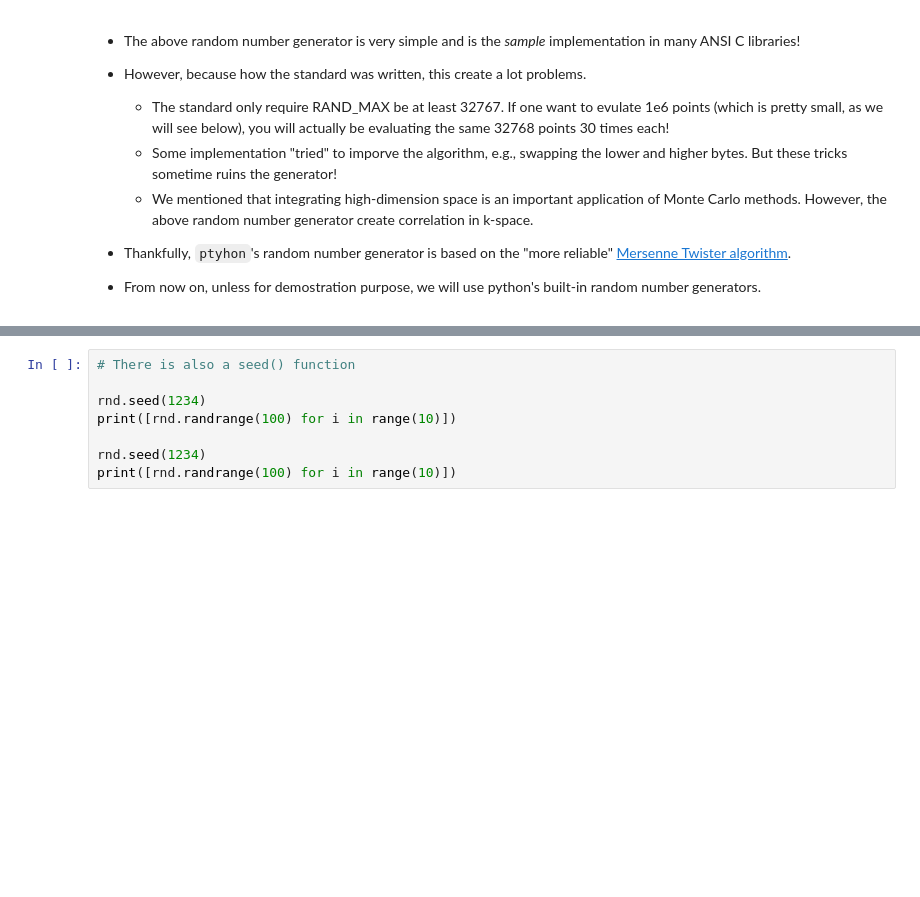
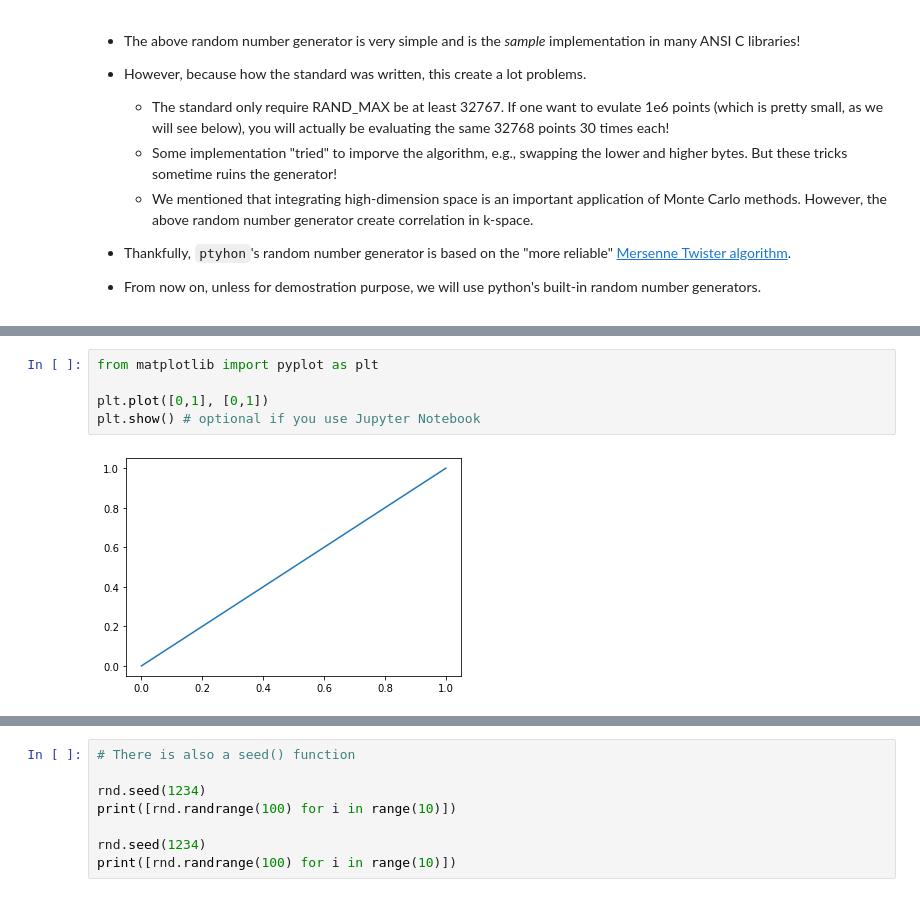
Before and after one commit to uarizona-2022spring-phys105a/phys105a, a Jupyter notebook: 04/Handson.ipynb, the cells around one changed output, grey strips where cells are left out. Drawn from its saved outputs; the diff is of its cells as text; blank space fills up the shorter version.

```diff
--- a/04/Handson.ipynb
+++ b/04/Handson.ipynb
@@ -80,0 +92,7 @@ We may ensure that they are the same by "seeding" the random number generator wi
+# %%
+from matplotlib import pyplot as plt
+
+plt.plot([0,1], [0,1])
+plt.show() # optional if you use Jupyter Notebook
+# %% [output]
+[figure, added]
```
Also changed, not shown: parts of 18 cells of this notebook, 1 other file.
